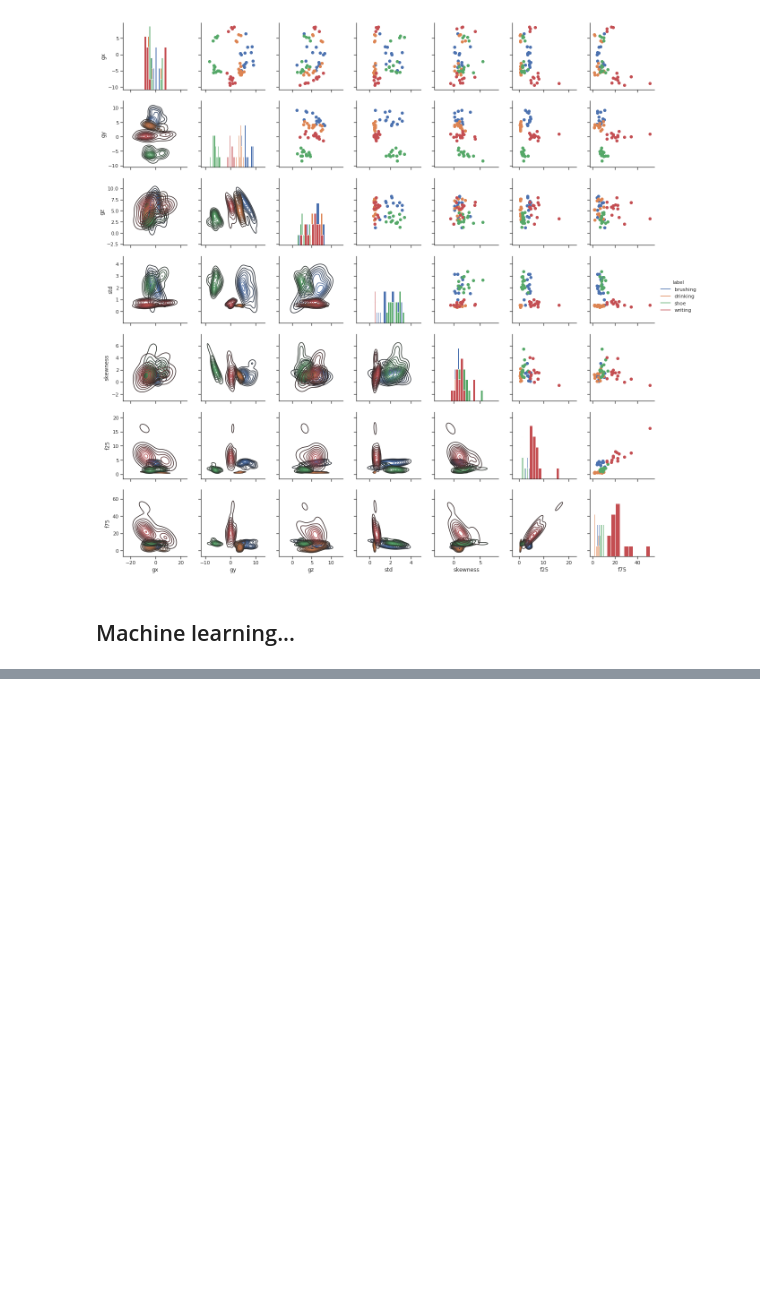
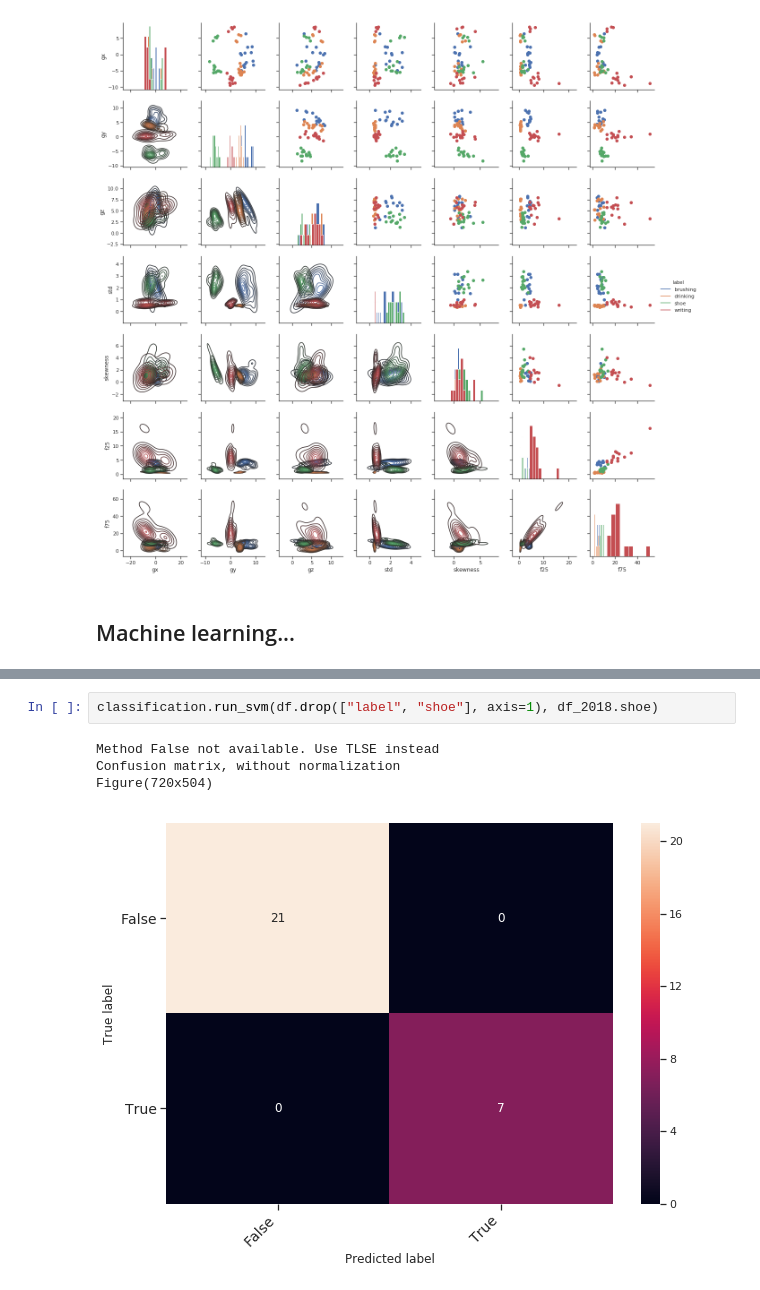
Before and after one commit to PierreSp/Activity_Tracking_SVM, a Jupyter notebook: plot_rbf_parameters.ipynb, the cells around one changed output, grey strips where cells are left out. Drawn from its saved outputs; the diff is of its cells as text; blank space fills up the shorter version.

```diff
--- a/plot_rbf_parameters.ipynb
+++ b/plot_rbf_parameters.ipynb
@@ -46,0 +66,7 @@ Accuracy: 0.9377777777777778(+/- 0.1205747552555603)
+# %%
+classification.run_svm(df.drop(["label", "shoe"], axis=1), df_2018.shoe)
+# %% [output]
+Method False not available. Use TLSE instead
+Confusion matrix, without normalization
+Figure(720x504)
+[figure, added]
```
Also changed, not shown: parts of 1 cell of this notebook, 1 other file.
